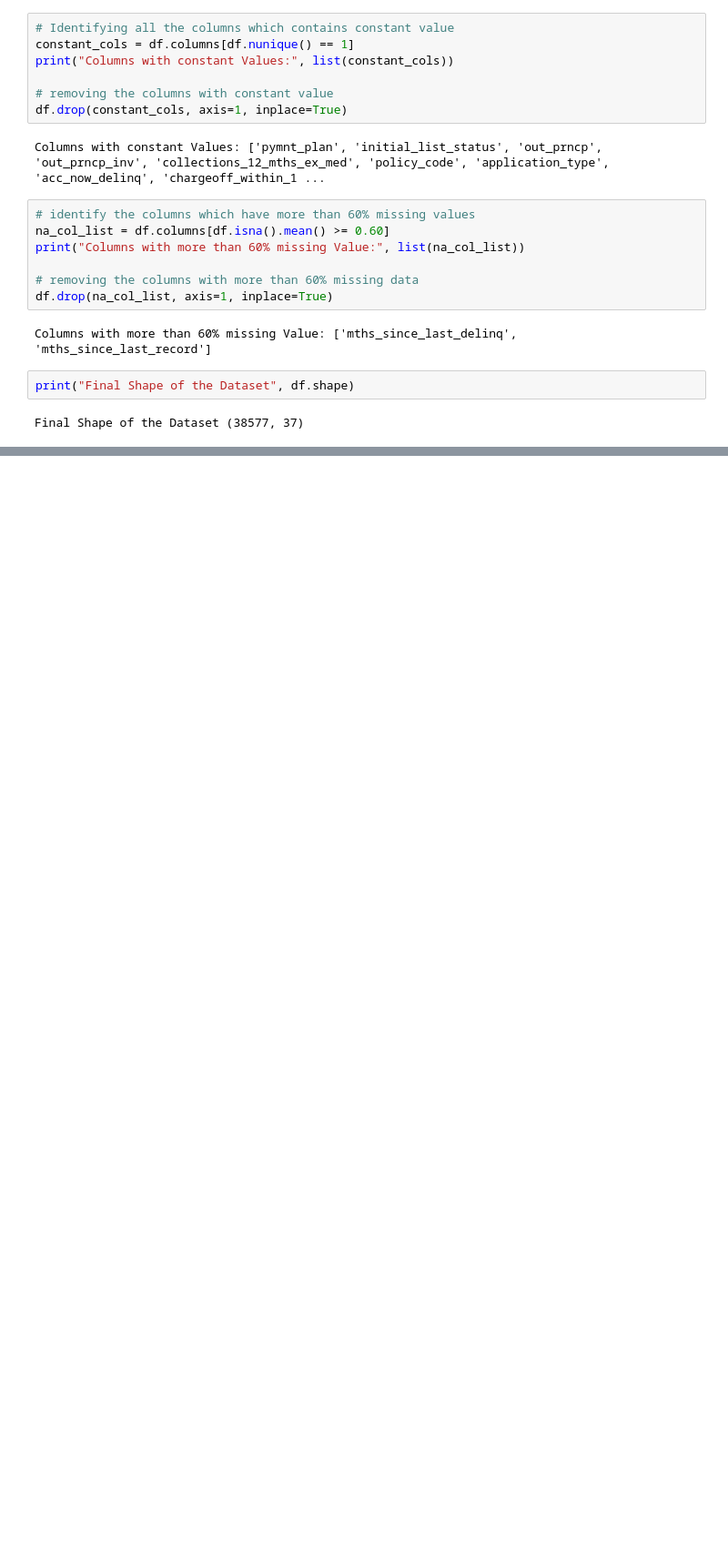
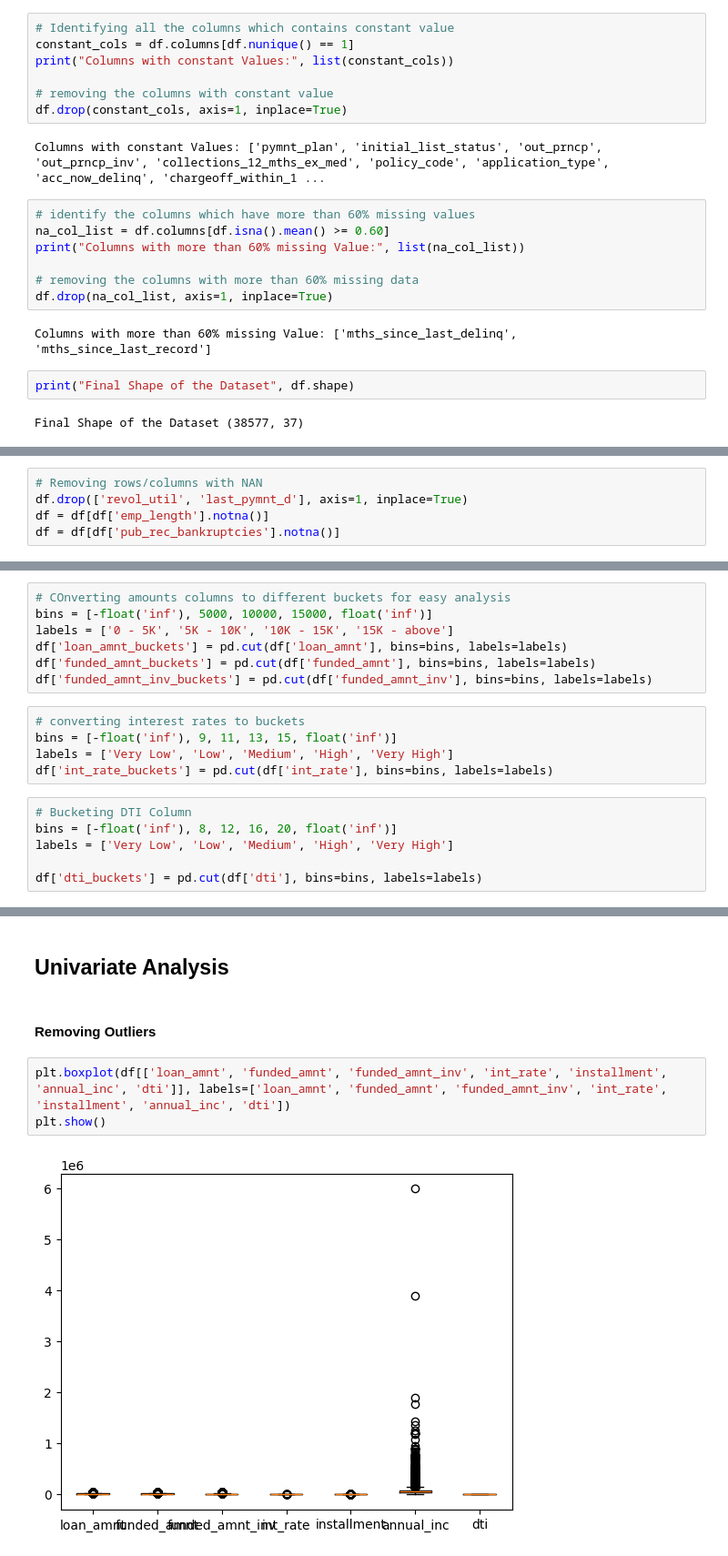
Before and after one commit to GauravEmani/LendingClubCaseStudy, a Jupyter notebook: Group_Facilitator_Name.ipynb, the cells around one changed output, grey strips where cells are left out. Shown at 91% size. Cells and saved outputs as stored; diff of their text form; blank space fills up the shorter version.

Commit message:
added univariate and bivariate analysis

```diff
--- a/Group_Facilitator_Name.ipynb
+++ b/Group_Facilitator_Name.ipynb
@@ -154,0 +177,5 @@ Final Shape of the Dataset (38577, 37)
+# %%
+# Removing rows/columns with NAN
+df.drop(['revol_util', 'last_pymnt_d'], axis=1, inplace=True)
+df = df[df['emp_length'].notna()]
+df = df[df['pub_rec_bankruptcies'].notna()]
@@ -154,0 +194,18 @@ Final Shape of the Dataset (38577, 37)
+# %%
+# COnverting amounts columns to different buckets for easy analysis
+bins = [-float('inf'), 5000, 10000, 15000, float('inf')]
+labels = ['0 - 5K', '5K - 10K', '10K - 15K', '15K - above']
+df['loan_amnt_buckets'] = pd.cut(df['loan_amnt'], bins=bins, labels=labels)
+df['funded_amnt_buckets'] = pd.cut(df['funded_amnt'], bins=bins, labels=labels)
+df['funded_amnt_inv_buckets'] = pd.cut(df['funded_amnt_inv'], bins=bins, labels=labels)
+# %%
+# converting interest rates to buckets
+bins = [-float('inf'), 9, 11, 13, 15, float('inf')]
+labels = ['Very Low', 'Low', 'Medium', 'High', 'Very High']
+df['int_rate_buckets'] = pd.cut(df['int_rate'], bins=bins, labels=labels)
+# %%
+# Bucketing DTI Column
+bins = [-float('inf'), 8, 12, 16, 20, float('inf')]
+labels = ['Very Low', 'Low', 'Medium', 'High', 'Very High']
+
+df['dti_buckets'] = pd.cut(df['dti'], bins=bins, labels=labels)
@@ -154,0 +236,9 @@ Final Shape of the Dataset (38577, 37)
+# %% [markdown]
+## Univariate Analysis
+# %% [markdown]
+#### Removing Outliers
+# %%
+plt.boxplot(df[['loan_amnt', 'funded_amnt', 'funded_amnt_inv', 'int_rate', 'installment', 'annual_inc', 'dti']], labels=['loan_amnt', 'funded_amnt', 'funded_amnt_inv', 'int_rate', 'installment', 'annual_inc', 'dti'])
+plt.show()
+# %% [output]
+[figure, added]
```
Also changed, not shown: parts of 81 cells of this notebook.
